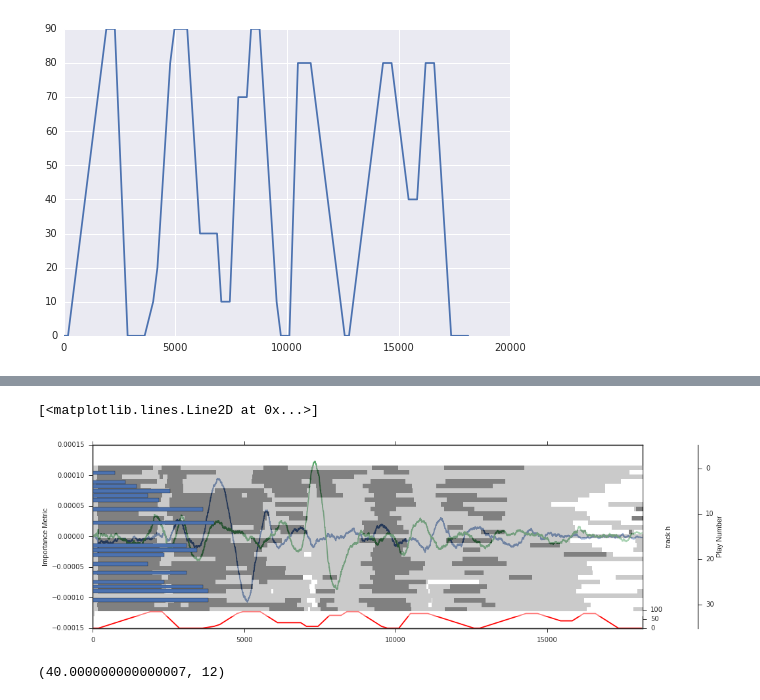
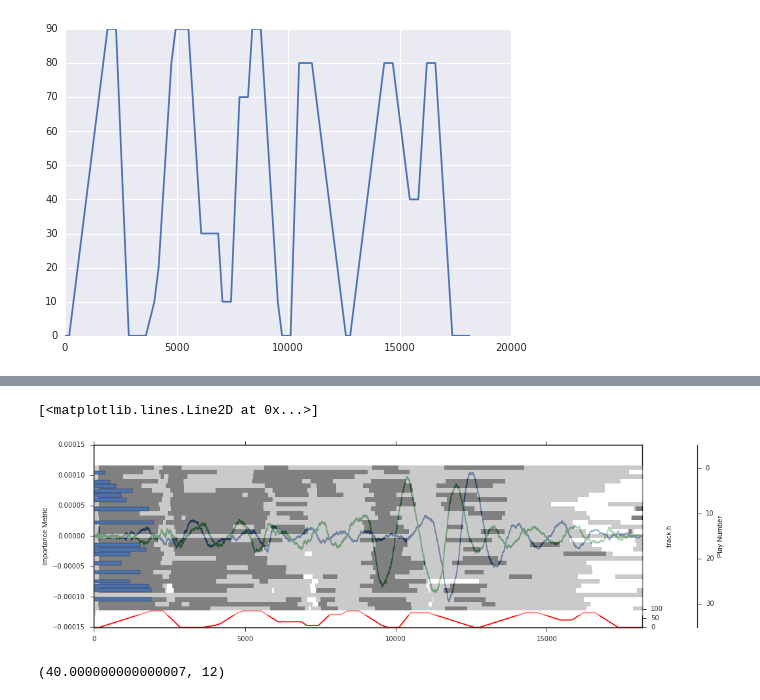
Before and after one commit to DesignInformaticsLab/EcoRacer2016, a Jupyter notebook: testing_NB.ipynb, the cells around one changed output, grey strips where cells are left out. Saved outputs shown, nothing was run; the diff lists cells and outputs as text; code cells hidden in the pictures.

Commit message:
New best_sig, with two components. Also an explanatory NB.

```diff
--- a/testing_NB.ipynb
+++ b/testing_NB.ipynb
@@ -147,3 +147,34 @@ import pickle, json
 #             0.0, 0.0, 0.06831954374501899, 0.0, 0.0, 0.0, 0.0, 0.0, 0.0,
 #             0.0, 0.0, 0.0, 0.0, 0.0, 0.0, 0.0, 0.0, 0.0, 0.0, 0.0, 0.0, 0.0]
 best_sig = x0[:]
+
+best_sig =[1.4003556249805395e-09,
+ 0.8770872708190162,
+ 6.699115585498475e-10,
+ 1.2246055035507815e-09,
+ 1.4617329790232723e-09,
+ 1.2971872968514182e-09,
+ 8.223281506854913e-10,
+ 1.1124353800925194e-09,
+1.4011808735933055e-09,
+1.1391687078785232e-09,
+1.0930081500349922e-09,
+1.2478635608519704e-09,
+1.3424357154410064e-09,
+1.2973572981935001e-09,
+1.1994425884369962e-09,
+8.355051998043364e-10,
+1.381869657781085e-09,
+1.5727546008957795e-09,
+1.221509154681601e-09,
+1.2778715265573693e-09,
+1.2457034894768922e-09,
+0.11290195396718902,
+1.0690774334688006e-09,
+1.2057260106677392e-09,
+1.4137627452666861e-09,
+1.490148866623118e-09,
+2.3944736622575907e-10,
+8.7374850919451e-10,
+1.3655960389999447e-09,
+1.306856532148027e-09]
@@ -248,27 +281,27 @@ plt.matshow(p2, aspect=100)
 # %%
 sns.set_style('ticks')
 fig, host = plt.subplots(figsize=(15,5))
 
 #host.plot(np.diag(visI))
 
 ax2 = host.twinx()
 ax1 = host.twinx()
 ax1.matshow(p2, aspect=150, alpha=.5)
 ax2.plot(np.linspace(0,18120,num=96), data, color='r')
 ax2.set_ylim(0,1000)
 host.set_xlim(0,18160)
 host.set_ylabel("Importance Metric")
 ax1.spines["right"].set_position(("axes", 1.1))
 ax1.set_ylabel("Play Number")
 ax2.set_yticks([0., 50., 100.]);
 ax2.set_ylabel("track h")
-ax1.barh(range(33), 100*y, align='center')
+ax1.barh(range(33), 50*y, align='center')
 #host.plot(1/(np.diag(visI)+.0001))
-host.plot(pre.pca.components_[10])
-host.plot(pre.pca.components_[12])
+host.plot(pre.pca.components_[1])
+host.plot(pre.pca.components_[21])
 # %% [output]
 [<matplotlib.lines.Line2D at 0x...>]
-[figure, old version]
+[figure, new version]
 # %%
 full_space = pre.pca.transform(pre.all_dat)
 bounds = np.zeros((30,2))
```
Also changed, not shown: parts of 16 cells of this notebook, 8 other files.
